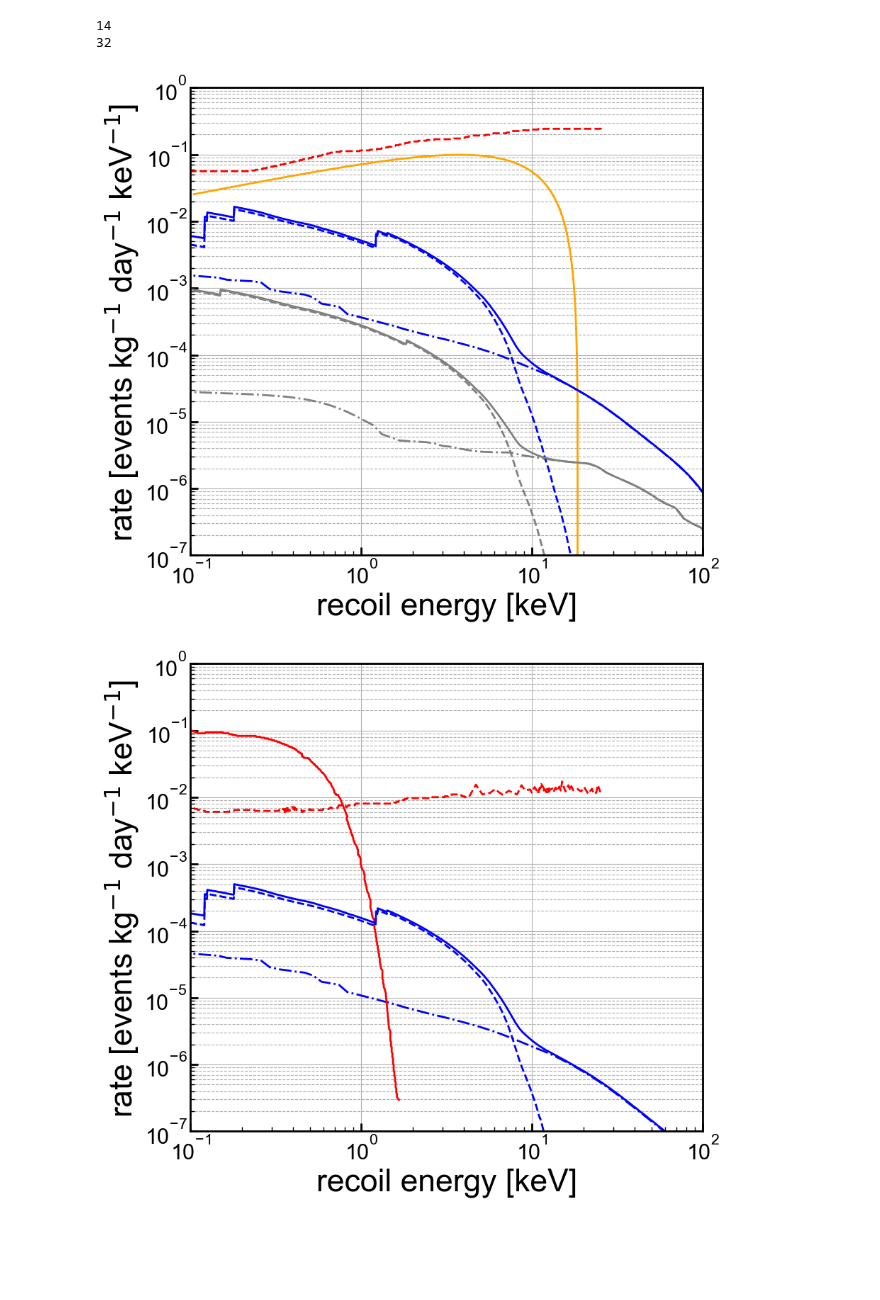
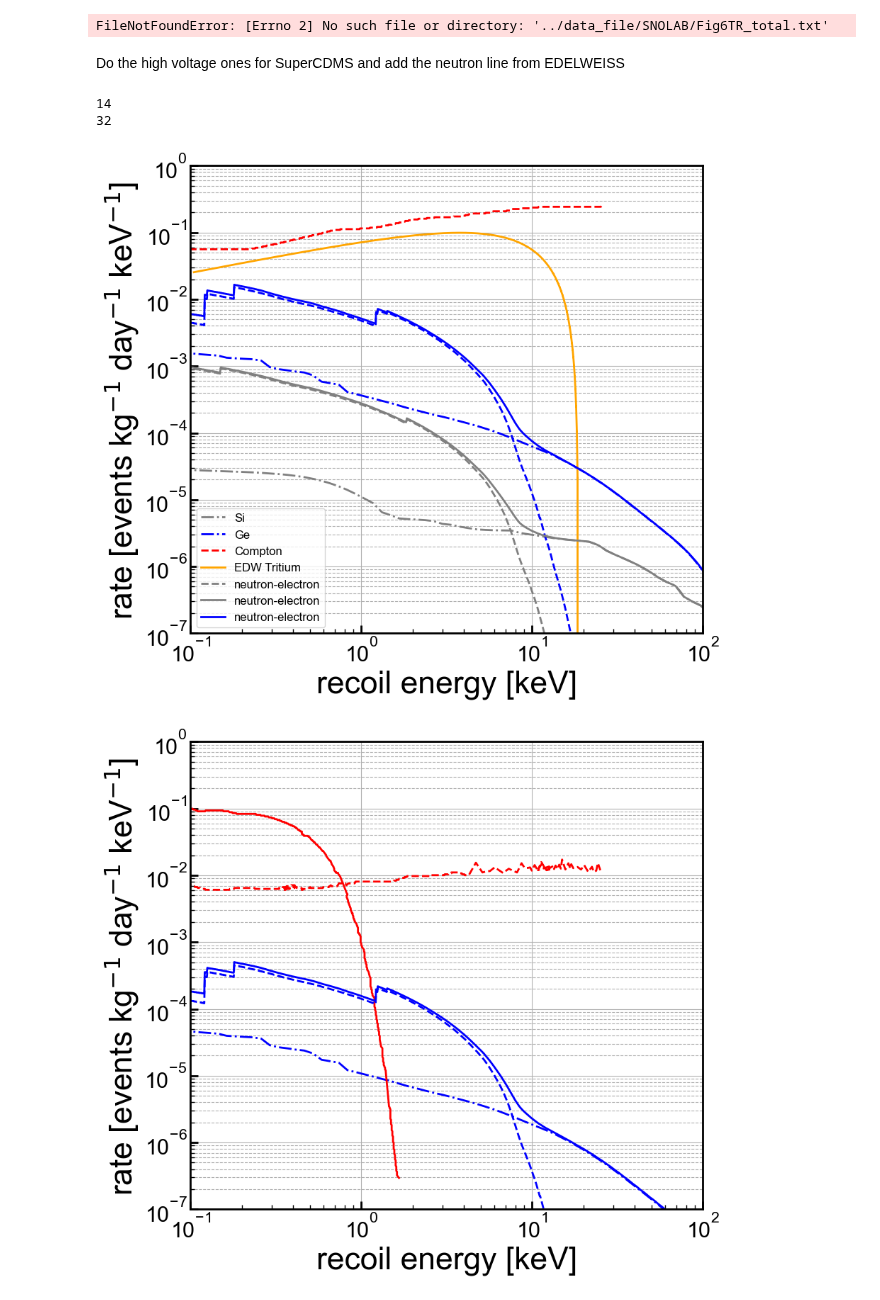
Before and after one commit to villano-lab/n-elec-scattering, a Jupyter notebook: 2-Comparisons/comparison_plot_prelim.ipynb, the cells around one changed output. Saved outputs shown, nothing was run; the diff lists cells and outputs as text; code cells hidden in the pictures; blank space fills up the shorter version.

```diff
--- a/2-Comparisons/comparison_plot_prelim.ipynb
+++ b/2-Comparisons/comparison_plot_prelim.ipynb
@@ -34,25 +34,28 @@ isoGe,isodictGe=frs.dRdErCompoundSave(Er,E,F,N=1,Comp='Ge')
 isoSi,isodictSi=frs.dRdErCompoundSave(Er,E,F,N=1,Comp='Si')
 #isoCaWO4,isodictCaWO4=frs.dRdErCompoundSave(Er,E,F,N=1,Comp='CaWO4') #not loading for some reason?
 # %%
-#get tritium spectra
+#Event rate as a function of recoil energy - Tritium component of background spectra
 f3_trit = pd.read_csv('../data_files/EDW/Fig3_Tritium.txt',encoding='utf-16',comment="#",header=None)
+# CRESST - Internal Cosmogenic Bkgnds
 f12c_IC = pd.read_csv('../data_files/CRESST/Fig12ckgkeVd_IC.txt',encoding='utf-16',comment="#",header=None)
 
-f7TR_cevns = pd.read_csv('../data_files/SNOLAB/Fig7TR_cevns.txt',comment="#",header=None)
-f7TR_compton = pd.read_csv('../data_files/SNOLAB/Fig7TR_compton.txt',encoding='utf-16',comment="#",header=None)
-f7TR_surb = pd.read_csv('../data_files/SNOLAB/Fig7TR_SurfaceBetas.txt',encoding='utf-16',comment="#",header=None)
-f7TR_surs = pd.read_csv('../data_files/SNOLAB/Fig7TR_SurfaceScattering.txt',encoding='utf-16',comment="#",header=None)
-f7TR_nu = pd.read_csv('../data_files/SNOLAB/Fig7TR_neutrons.txt',comment="#",header=None)
-f7TR_total = pd.read_csv('../data_files/SNOLAB/Fig7TR_total.txt',encoding='utf-16',comment="#",header=None)
+#SuperCDMS at SNOLAB projected background sensitivity - Fig 7 Background Spectra after cuts in SILICON iZIP detectors
+f7TR_cevns = pd.read_csv('../data_files/SNOLAB/Fig7TR_cevns.txt',comment="#",header=None) #Coherent elastic neutrino-nucleus scattering (dR/dE - rate per energy)
+f7TR_compton = pd.read_csv('../data_files/SNOLAB/Fig7TR_compton.txt',encoding='utf-16',comment="#",header=None) #ERs from compton gamma rays
+f7TR_surb = pd.read_csv('../data_files/SNOLAB/Fig7TR_SurfaceBetas.txt',encoding='utf-16',comment="#",header=None) #Surface Betas
+f7TR_surs = pd.read_csv('../data_files/SNOLAB/Fig7TR_SurfaceScattering.txt',encoding='utf-16',comment="#",header=None) #Surface Scatter
+f7TR_nu = pd.read_csv('../data_files/SNOLAB/Fig7TR_neutrons.txt',comment="#",header=None) # NEUTRONS
+f7TR_total = pd.read_csv('../data_files/SNOLAB/Fig7TR_total.txt',encoding='utf-16',comment="#",header=None) #total
 
-f6TR_cevns = pd.read_csv('../data_files/SNOLAB/Fig6TR_cevns.txt',comment="#",header=None)
-f6TR_compton = pd.read_csv('../data_files/SNOLAB/Fig6TR_compton.txt',comment="#",header=None)
-f6TR_surb = pd.read_csv('../data_files/SNOLAB/Fig6TR_SurfaceBetas.txt',encoding='utf-16',comment="#",header=None)
-f6TR_surs = pd.read_csv('../data_files/SNOLAB/Fig6TR_SurfaceScattering.txt',encoding='utf-16',comment="#",header=None)
-f6TR_nu = pd.read_csv('../data_files/SNOLAB/Fig6TR_neutrons.txt',encoding='utf-16',comment="#",header=None)
-#f6TR_total = pd.read_csv('../data_file/SNOLAB/Fig6TR_total.txt',comment="#",header=None)
+#SuperCDMS at SNOLAB projected background sensitivity - Fig 6 Background Spectra after cuts in SILICON HV detectors
+f6TR_cevns = pd.read_csv('../data_files/SNOLAB/Fig6TR_cevns.txt',comment="#",header=None) #Coherent elastic neutrino-nucleus scattering
+f6TR_compton = pd.read_csv('../data_files/SNOLAB/Fig6TR_compton.txt',comment="#",header=None) #ERs from compton gammas
+f6TR_surb = pd.read_csv('../data_files/SNOLAB/Fig6TR_SurfaceBetas.txt',encoding='utf-16',comment="#",header=None) #surface Betas
+f6TR_surs = pd.read_csv('../data_files/SNOLAB/Fig6TR_SurfaceScattering.txt',encoding='utf-16',comment="#",header=None) #surface scatter
+f6TR_nu = pd.read_csv('../data_files/SNOLAB/Fig6TR_neutrons.txt',encoding='utf-16',comment="#",header=None) # Neutrons
+f6TR_total = pd.read_csv('../data_file/SNOLAB/Fig6TR_total.txt',comment="#",header=None) #tot
 
-
+#SuperCDMS at SNOLAB projected background sensitivity - Fig 7 Background Spectra after cuts in GERMANIUM iZIP detectors
 f7BR_cevns = pd.read_csv('../data_files/SNOLAB/Fig7BR_cevns.txt',comment="#",header=None)
 f7BR_compton = pd.read_csv('../data_files/SNOLAB/Fig7BR_compton.txt',encoding='utf-16',comment="#",header=None)
 f7BR_surb = pd.read_csv('../data_files/SNOLAB/Fig7BR_SurfaceBetas.txt',encoding='utf-16',comment="#",header=None)
@@ -61,6 +64,7 @@ f7BR_nu = pd.read_csv('../data_files/SNOLAB/Fig7BR_neutrons.txt',comment="#",hea
 f7BR_total = pd.read_csv('../data_files/SNOLAB/Fig7BR_total.txt',comment="#",header=None)
 f7BR_Ge = pd.read_csv('../data_files/SNOLAB/Fig7BR_GeActivation.txt',encoding='utf-16',comment="#",header=None)
 
+#SuperCDMS at SNOLAB projected background sensitivity - Fig 6 Background Spectra after cuts in GERMANIUM HV detectors
 f6BR_cevns = pd.read_csv('../data_files/SNOLAB/Fig6BR_cevns.txt',encoding='utf-16',comment="#",header=None)
 f6BR_compton = pd.read_csv('../data_files/SNOLAB/Fig6BR_compton.txt',encoding='utf-16',comment="#",header=None)
 f6BR_surb = pd.read_csv('../data_files/SNOLAB/Fig6BR_SurfaceBetas.txt',encoding='utf-16',comment="#",header=None)
@@ -68,6 +72,10 @@ f6BR_surs = pd.read_csv('../data_files/SNOLAB/Fig6BR_SurfaceScattering.txt',enco
 f6BR_nu = pd.read_csv('../data_files/SNOLAB/Fig6BR_neutrons.txt',encoding='utf-16',comment="#",header=None)
 f6BR_total = pd.read_csv('../data_files/SNOLAB/Fig6BR_total.txt',encoding='utf-16',comment="#",header=None)
 f6BR_Ge = pd.read_csv('../data_files/SNOLAB/Fig6BR_GeActivation.txt',encoding='utf-16',comment="#",header=None)
+# %% [output]
+FileNotFoundError: [Errno 2] No such file or directory: '../data_file/SNOLAB/Fig6TR_total.txt'
+# %% [markdown]
+Do the high voltage ones for SuperCDMS and add the neutron line from EDELWEISS
 # %%
 #attempt to implement analytically -- from appendix
 def tritium(E):
@@ -169,34 +177,35 @@ ax1.plot(Er_full*1000, isoGe_interp+neGe_interp,label="neutron-electron",linesty
 
 
 
 ymin = 1e-7
 ymax = 1e0
 
 blue = '#118DFA'
 #ax1.fill_between(xcq,np.zeros(np.shape(xcq)),thist,step='mid',facecolor='b',alpha=0.4, \
 #                 label='')
 
 plt.loglog()
 plt.grid()
 #ax1.set_yscale('linear')
 #ax1.set_yscale('log')
 ax1.set_xlim(1e-4*1000, 1e-1*1000)
 ax1.set_ylim(ymin,ymax)
 ax1.set_xlabel(r'recoil energy [keV]')
 ax1.set_ylabel('rate [events kg$^{-1}$ day$^{-1}$ keV$^{-1}$]')
 ax1.grid(True)
 ax1.yaxis.grid(True,which='minor',linestyle='--')
 #ax1.legend(loc=1,prop={'size':22})
 #ax1.legend(bbox_to_anchor=(1.04,1),borderaxespad=0,prop={'size':22})
 
 for axis in ['top','bottom','left','right']:
   ax1.spines[axis].set_linewidth(2)
 
 plt.tight_layout()
 plt.savefig('figures/EDW-SCDMS-tritium-compare.pdf')
+plt.legend(loc='lower left', fontsize='large')
 plt.show()
 # %% [output]
-[figure, old version]
+[figure, new version]
 # %%
 #set up a 1d plot
 fig,axes = plt.subplots(1,1,figsize=(9.0,8.0),sharex=True)
```
Also changed, not shown: parts of 1 cell of this notebook, 1 other file.
